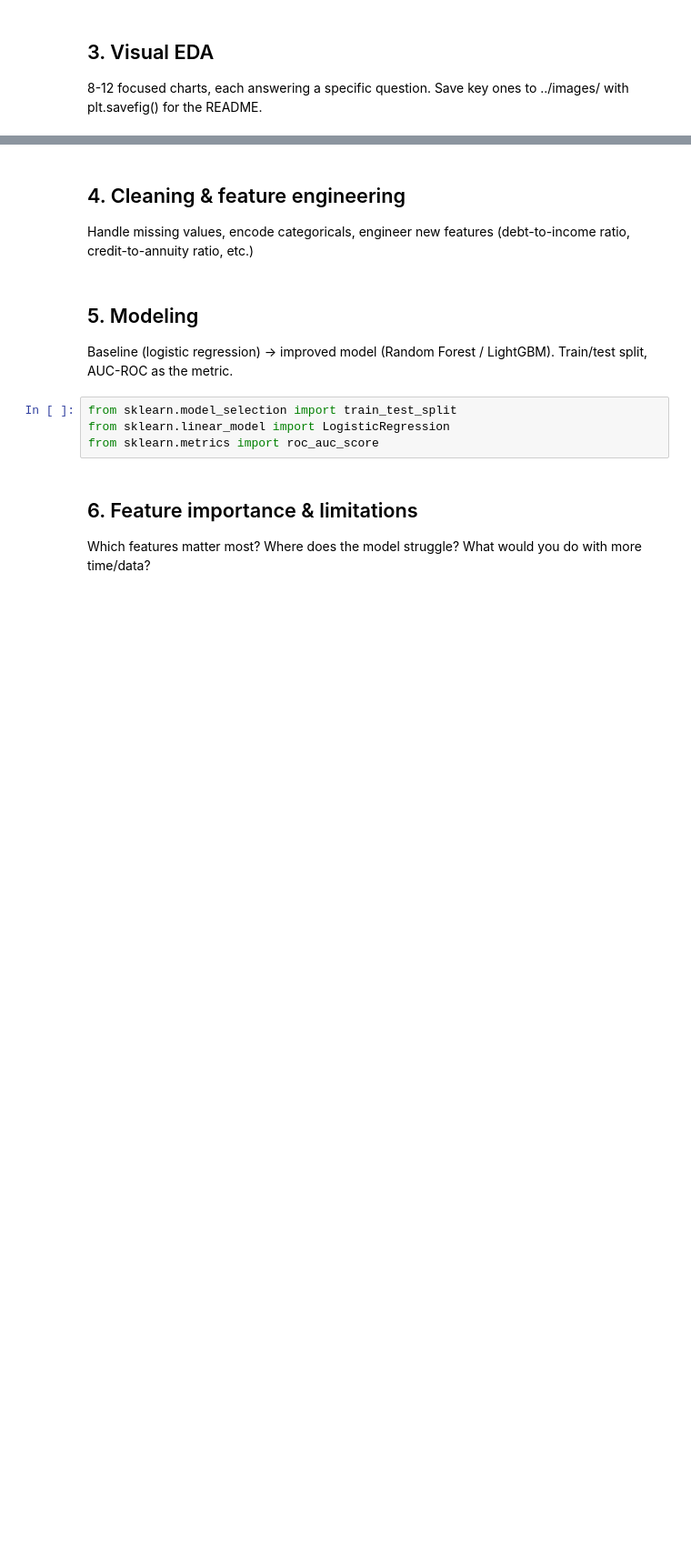
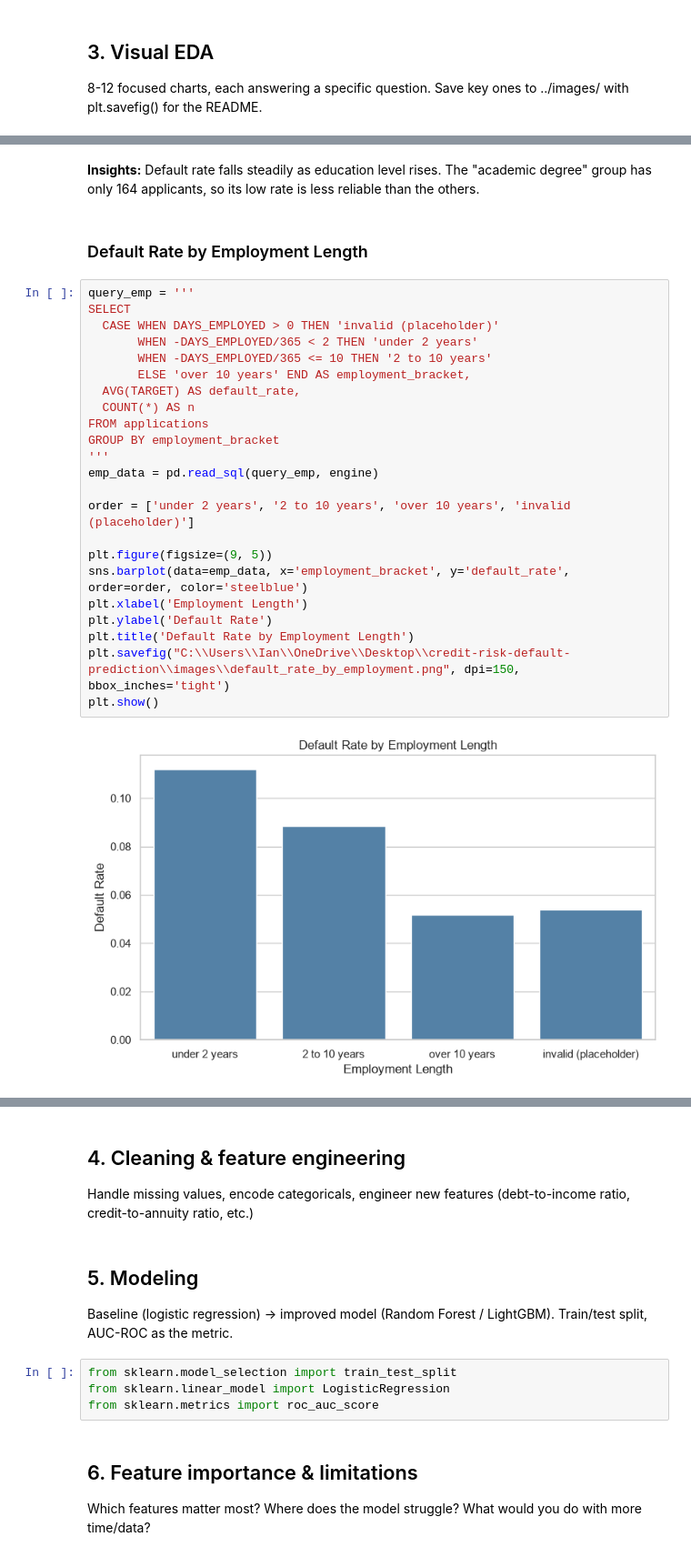
Before and after one commit to IanCode212/Credit_Risk_default_prediction, a Jupyter notebook: notebooks/01_analysis.ipynb, the cells around one changed output, grey strips where cells are left out. Shown at 91% size. Saved outputs shown, nothing was run; the diff lists cells and outputs as text; blank space fills up the shorter version.

```diff
--- a/notebooks/01_analysis.ipynb
+++ b/notebooks/01_analysis.ipynb
@@ -35,0 +253,30 @@ Write SQL queries here for: default rate by income bracket, age, education, empl
+# %% [markdown]
+**Insights:**
+Default rate falls steadily as education level rises. The "academic degree" group has only 164 applicants, so its low rate is less reliable than the others.
+# %% [markdown]
+### Default Rate by Employment Length
+# %%
+query_emp = '''
+SELECT
+  CASE WHEN DAYS_EMPLOYED > 0 THEN 'invalid (placeholder)'
+       WHEN -DAYS_EMPLOYED/365 < 2 THEN 'under 2 years'
+       WHEN -DAYS_EMPLOYED/365 <= 10 THEN '2 to 10 years'
+       ELSE 'over 10 years' END AS employment_bracket,
+  AVG(TARGET) AS default_rate,
+  COUNT(*) AS n
+FROM applications
+GROUP BY employment_bracket
+'''
+emp_data = pd.read_sql(query_emp, engine)
+
+order = ['under 2 years', '2 to 10 years', 'over 10 years', 'invalid (placeholder)']
+
+plt.figure(figsize=(9, 5))
+sns.barplot(data=emp_data, x='employment_bracket', y='default_rate', order=order, color='steelblue')
+plt.xlabel('Employment Length')
+plt.ylabel('Default Rate')
+plt.title('Default Rate by Employment Length')
+plt.savefig("C:\\Users\\Ian\\OneDrive\\Desktop\\credit-risk-default-prediction\\images\\default_rate_by_employment.png", dpi=150, bbox_inches='tight')
+plt.show()
+# %% [output]
+[figure, added]
```
Also changed, not shown: parts of 36 cells of this notebook, 7 other files.
